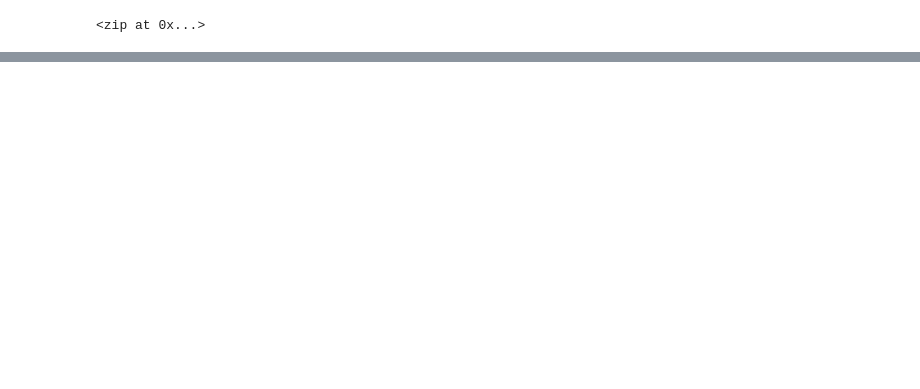
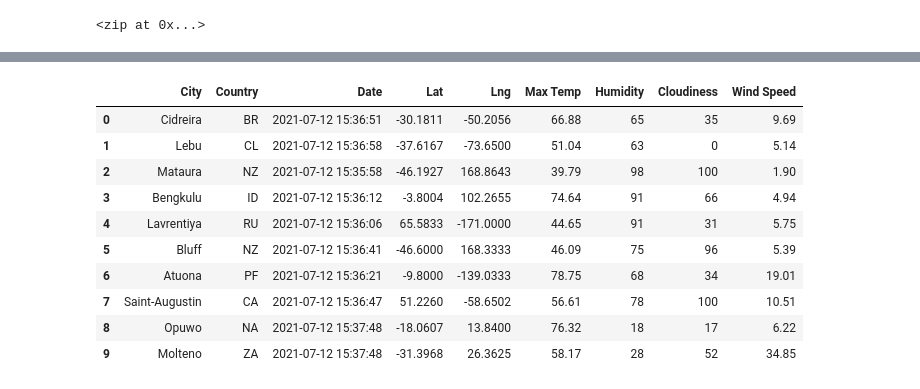
Before and after one commit to NoahToomeyBC/World_Weather_Analysis, a Jupyter notebook: WeatherPy.ipynb, the cells around one changed output, grey strips where cells are left out. Drawn from its saved outputs; the diff is of its cells as text; code cells hidden in the pictures; blank space fills up the shorter version.

Commit message:
added weatherpy stuff

```diff
--- a/WeatherPy.ipynb
+++ b/WeatherPy.ipynb
@@ -7,3 +10,6 @@ from citipy import citipy
+# %%
+# use api call to create weather url
+url = "http://api.openweathermap.org/data/2.5/weather?units=Imperial&APPID=" + weather_api_key
 # %%
 # Create a set of random latitude and longitude combinations.
 lats = np.random.uniform(low=-90.000, high=90.000, size=1500)
@@ -30,0 +113,20 @@ len(cities)
+# %%
+#create city data dataframe
+city_data_df = pd.DataFrame(city_data)
+city_data_df.head(10)
+new_column_order = ["City", "Country", "Date", "Lat", "Lng", "Max Temp", "Humidity", "Cloudiness", "Wind Speed"]
+city_data_df = city_data_df[new_column_order]
+
+city_data_df.head(10)
+# %% [output]
+|  | City | Country | Date | Lat | Lng | Max Temp | Humidity | Cloudiness | Wind Speed |
+| 0 | Cidreira | BR | 2021-07-12 15:36:51 | -30.1811 | -50.2056 | 66.88 | 65 | 35 | 9.69 |
+| 1 | Lebu | CL | 2021-07-12 15:36:58 | -37.6167 | -73.6500 | 51.04 | 63 | 0 | 5.14 |
+| 2 | Mataura | NZ | 2021-07-12 15:35:58 | -46.1927 | 168.8643 | 39.79 | 98 | 100 | 1.90 |
+| 3 | Bengkulu | ID | 2021-07-12 15:36:12 | -3.8004 | 102.2655 | 74.64 | 91 | 66 | 4.94 |
+| 4 | Lavrentiya | RU | 2021-07-12 15:36:06 | 65.5833 | -171.0000 | 44.65 | 91 | 31 | 5.75 |
+| 5 | Bluff | NZ | 2021-07-12 15:36:41 | -46.6000 | 168.3333 | 46.09 | 75 | 96 | 5.39 |
+| 6 | Atuona | PF | 2021-07-12 15:36:21 | -9.8000 | -139.0333 | 78.75 | 68 | 34 | 19.01 |
+| 7 | Saint-Augustin | CA | 2021-07-12 15:36:47 | 51.2260 | -58.6502 | 56.61 | 78 | 100 | 10.51 |
+| 8 | Opuwo | NA | 2021-07-12 15:37:48 | -18.0607 | 13.8400 | 76.32 | 18 | 17 | 6.22 |
+| 9 | Molteno | ZA | 2021-07-12 15:37:48 | -31.3968 | 26.3625 | 58.17 | 28 | 52 | 34.85 |
```
Also changed, not shown: parts of 5 cells of this notebook, 3 other files.
